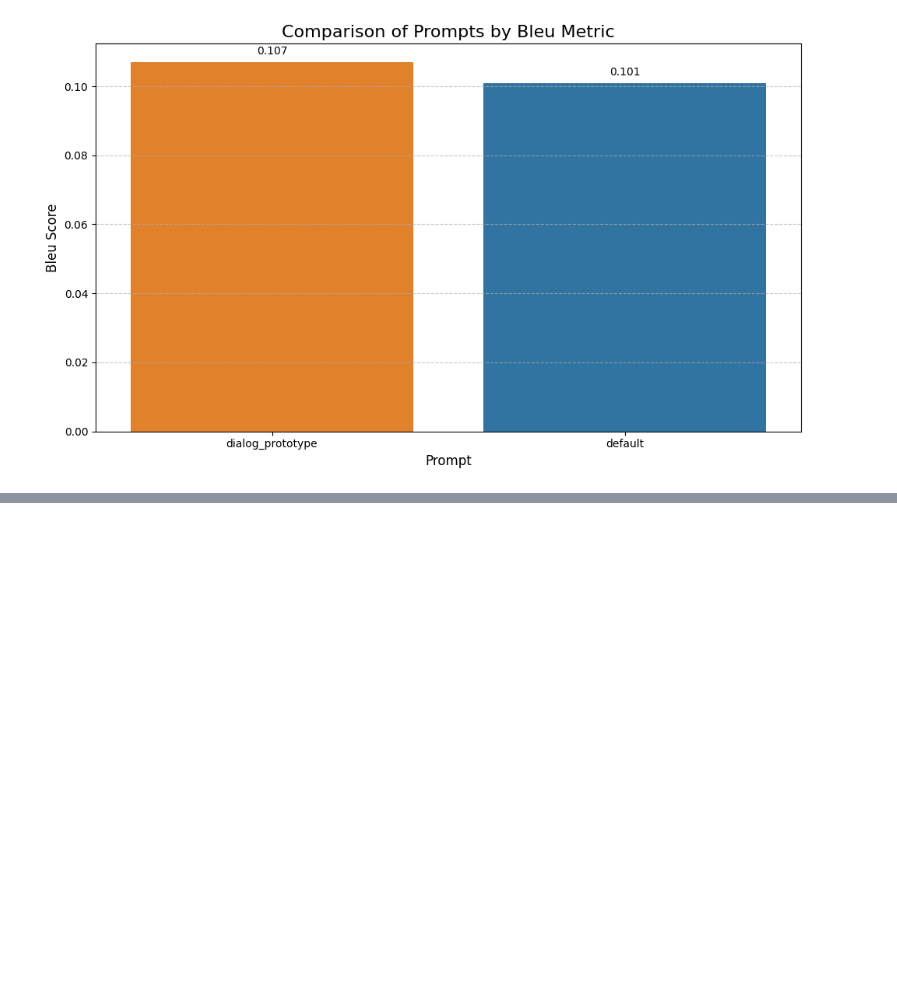
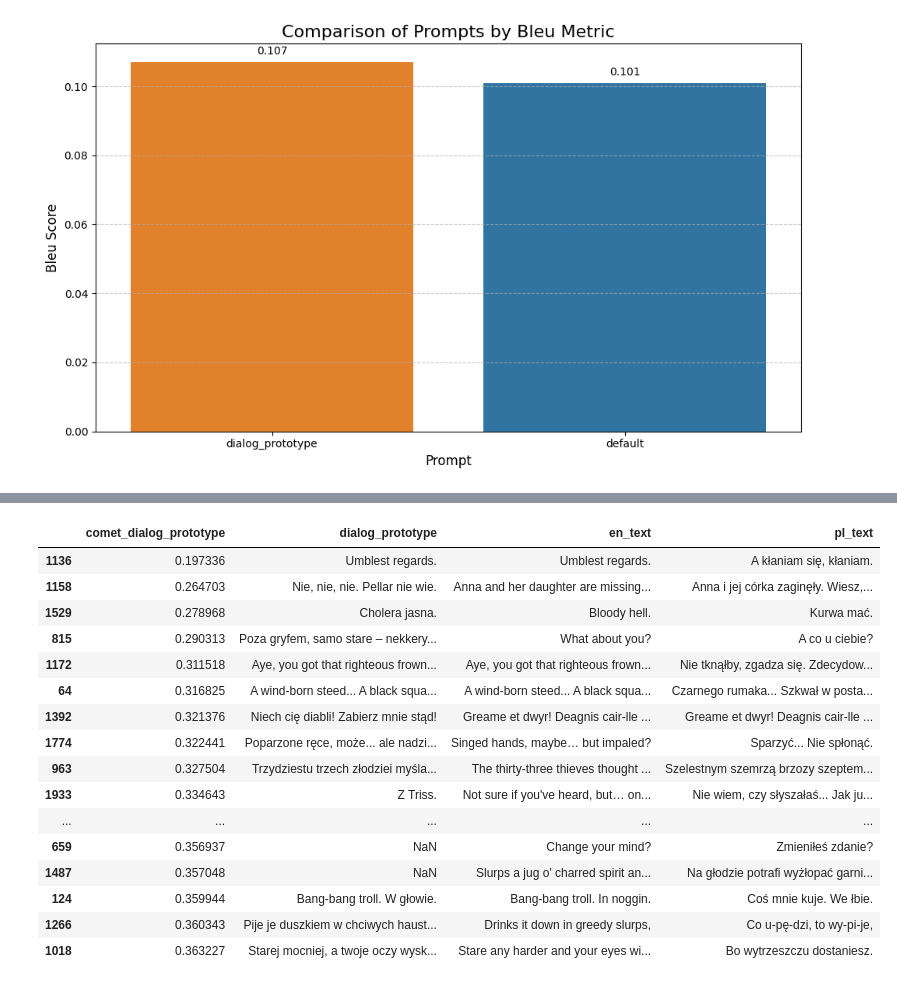
Before and after one commit to refrigerr/adaptation-of-machine-translation, a Jupyter notebook: experiments_dialog/dialog_pipeline_results.ipynb, the cells around one changed output, grey strips where cells are left out. Saved outputs shown, nothing was run; the diff lists cells and outputs as text; code cells hidden in the pictures; blank space fills up the shorter version.

```diff
--- a/experiments_dialog/dialog_pipeline_results.ipynb
+++ b/experiments_dialog/dialog_pipeline_results.ipynb
@@ -121,0 +215,25 @@ result
+# %%
+dialog_prototype_comparisonv2 = pd.read_csv("translations_scores/dialog_prototype_experimentsv2.csv")
+# %%
+sorted_df = dialog_prototype_comparisonv2.sort_values(by='comet_dialog_prototype', ascending=True)
+top_5_lowest = sorted_df.head(20)
+result = top_5_lowest[['comet_dialog_prototype','dialog_prototype', 'en_text', 'pl_text']]
+result
+# %% [output]
+|  | comet_dialog_prototype | dialog_prototype | en_text | pl_text |
+| 1136 | 0.197336 | Umblest regards. | Umblest regards. | A kłaniam się, kłaniam. |
+| 1158 | 0.264703 | Nie, nie, nie. Pellar nie wie. | Anna and her daughter are missing... | Anna i jej córka zaginęły. Wiesz,... |
+| 1529 | 0.278968 | Cholera jasna. | Bloody hell. | Kurwa mać. |
+| 815 | 0.290313 | Poza gryfem, samo stare – nekkery... | What about you? | A co u ciebie? |
+| 1172 | 0.311518 | Aye, you got that righteous frown... | Aye, you got that righteous frown... | Nie tknąłby, zgadza się. Zdecydow... |
+| 64 | 0.316825 | A wind-born steed... A black squa... | A wind-born steed... A black squa... | Czarnego rumaka... Szkwał w posta... |
+| 1392 | 0.321376 | Niech cię diabli! Zabierz mnie stąd! | Greame et dwyr! Deagnis cair-lle ... | Greame et dwyr! Deagnis cair-lle ... |
+| 1774 | 0.322441 | Poparzone ręce, może... ale nadzi... | Singed hands, maybe… but impaled? | Sparzyć... Nie spłonąć. |
+| 963 | 0.327504 | Trzydziestu trzech złodziei myśla... | The thirty-three thieves thought ... | Szelestnym szemrzą brzozy szeptem... |
+| 1933 | 0.334643 | Z Triss. | Not sure if you've heard, but… on... | Nie wiem, czy słyszałaś... Jak ju... |
+| ... | ... | ... | ... | ... |
+| 659 | 0.356937 | NaN | Change your mind? | Zmieniłeś zdanie? |
+| 1487 | 0.357048 | NaN | Slurps a jug o' charred spirit an... | Na głodzie potrafi wyżłopać garni... |
+| 124 | 0.359944 | Bang-bang troll. W głowie. | Bang-bang troll. In noggin. | Coś mnie kuje. We łbie. |
+| 1266 | 0.360343 | Pije je duszkiem w chciwych haust... | Drinks it down in greedy slurps, | Co u-pę-dzi, to wy-pi-je, |
+| 1018 | 0.363227 | Starej mocniej, a twoje oczy wysk... | Stare any harder and your eyes wi... | Bo wytrzeszczu dostaniesz. |
```
Also changed, not shown: parts of 4 cells of this notebook, 5 other files.
